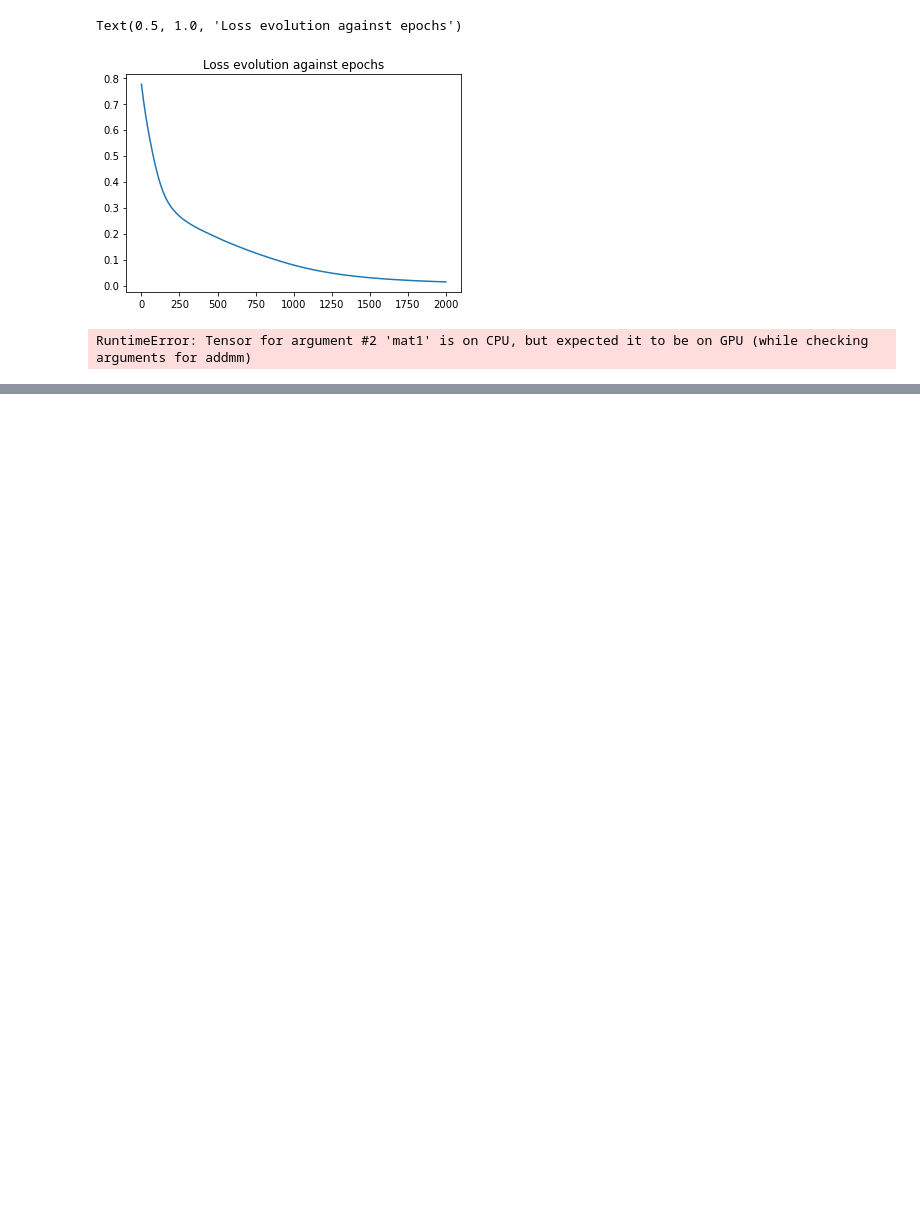
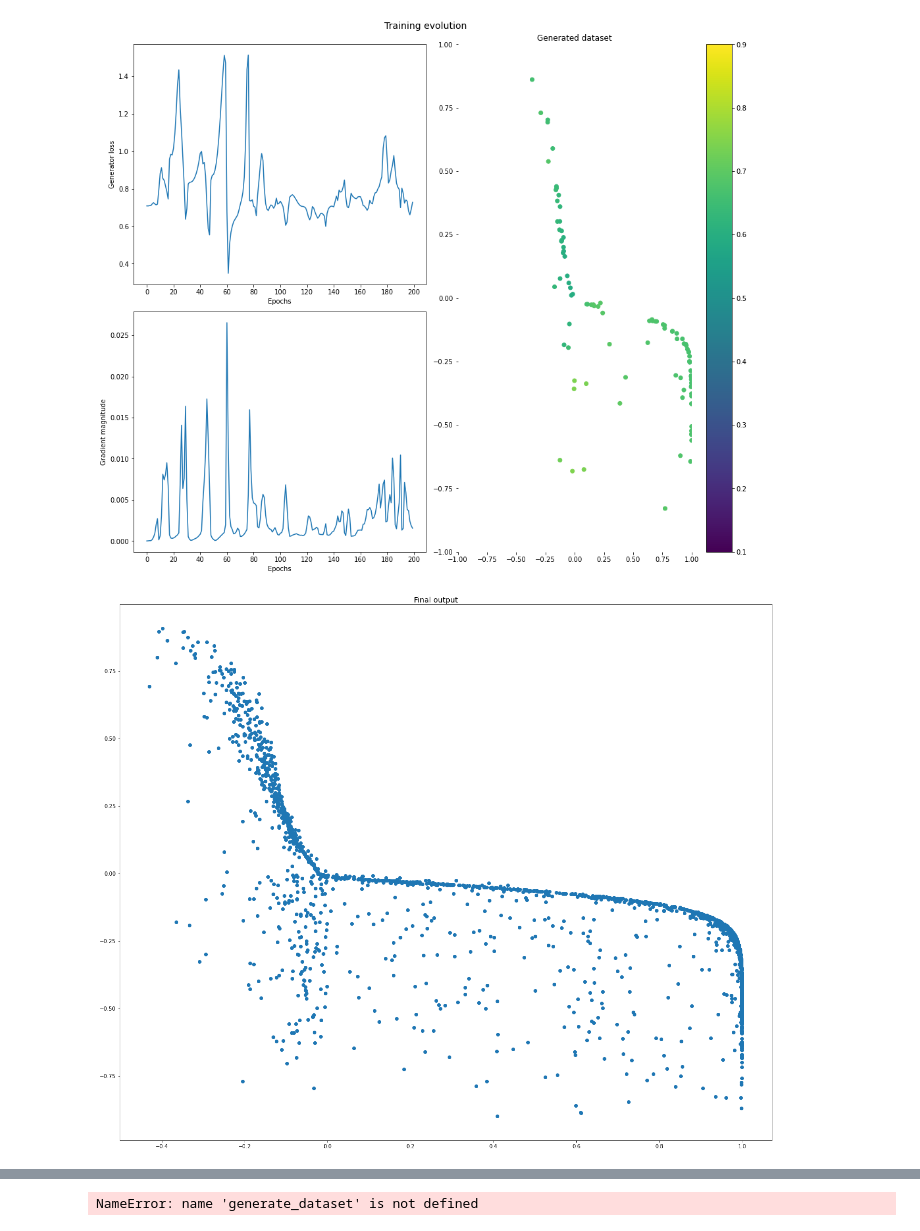
Before and after one commit to AmineCh1/NavGan, a Jupyter notebook: toy_datasets/notebook.ipynb, the cells around one changed output, grey strips where cells are left out. Cells and saved outputs as stored; diff of their text form; code cells hidden in the pictures; blank space fills up the shorter version.

```diff
--- a/toy_datasets/notebook.ipynb
+++ b/toy_datasets/notebook.ipynb
@@ -71,9 +1,3 @@ for i in range(epochs[5]):
-# %%
-plt.plot(loss_evolution)
-plt.title("Loss evolution against epochs")
-# %% [output]
-Text(0.5, 1.0, 'Loss evolution against epochs')
-[figure, removed]
 # %%
 import numpy as np
 import math
@@ -86,12 +10,3 @@ import matplotlib.pyplot as plt
 # %%
 import generator
 # %matplotlib notebook
-# %%
-
-#two moons example
-trainer = generator.Trainer(eps=500)
-trainer.set_dataset(make_moons(n_samples=100, noise=0)[0])
-trainer.cuda()
-trainer.train()
-# %% [output]
-RuntimeError: Tensor for argument #2 'mat1' is on CPU, but expected it to be on GPU (while checking arguments for addmm)
@@ -104,6 +13,7 @@ toy_ds = np.hstack((toy_ds_hor,toy_ds_ver)).T
 # %%
-trainer = generator.Trainer(eps=500)
-trainer.set_dataset(toy_ds)
+trainer = generator.Trainer(eps=200,ds_size=2000,batch_size = 100)
 trainer.cuda()
-trainer.train()
+trainer.train(fix_latent_seed = True, seed_size = 100)
 # %% [output]
+[figure, added]
+[figure, added]
@@ -110,0 +40,5 @@ RuntimeError: Tensor for argument #2 'mat1' is on CPU, but expected it to be on
+# %%
+
+generate_dataset(6,2)
+# %% [output]
+NameError: name 'generate_dataset' is not defined
```
Also changed, not shown: parts of 17 cells of this notebook, 4 other files.
